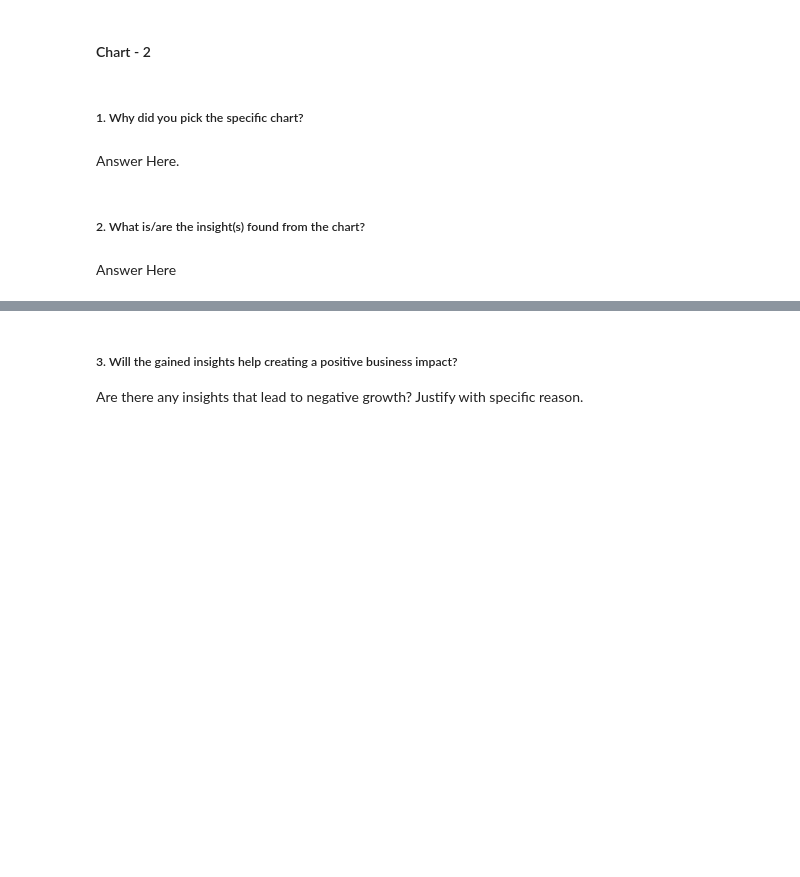
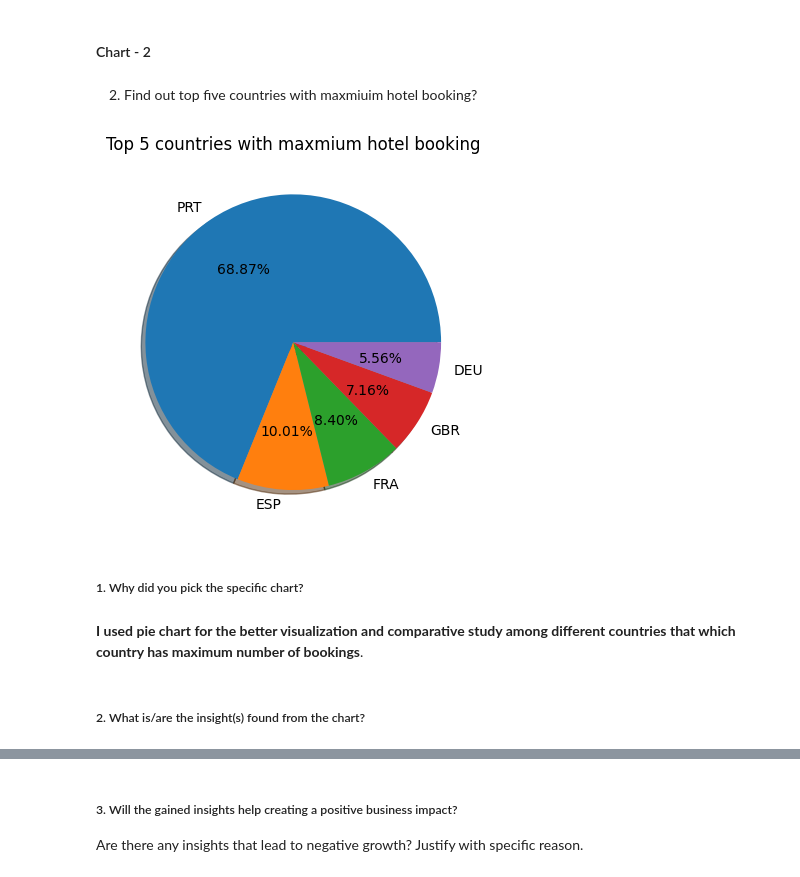
Before and after one commit to meenakshimalik433/Hotel-Booking-Analysis, a Jupyter notebook: Capstone_project_Hotel_Booking_Analysis.ipynb, the cells around one changed output, grey strips where cells are left out. Saved outputs shown, nothing was run; the diff lists cells and outputs as text; code cells hidden in the pictures; blank space fills up the shorter version.

```diff
--- a/Capstone_project_Hotel_Booking_Analysis.ipynb
+++ b/Capstone_project_Hotel_Booking_Analysis.ipynb
@@ -481,8 +514,17 @@ Answer Here
+# %% [markdown]
+2) Find out top five countries with maxmiuim hotel booking?
+# %%
+# Chart - 2 visualization code
+booking_data= new_hotel_df[new_hotel_df['total_stay']==1]
+top_5_country = booking_data['country'].value_counts()[:5]
+plt.title('Top 5 countries with maxmium hotel booking')
+plt.pie(top_5_country, shadow=True,autopct= '%.2f%%', labels= top_5_country.index)
+plt.show()
+# %% [output]
+[figure, added]
 # %% [markdown]
 ##### 1. Why did you pick the specific chart?
-# %% [markdown]
-Answer Here.
+# %% [markdown]
+**I used pie chart for the better visualization and comparative study among different countries that which country has maximum number of bookings**.
 # %% [markdown]
 ##### 2. What is/are the insight(s) found from the chart?
-# %% [markdown]
-Answer Here
```
Also changed, not shown: parts of 35 cells of this notebook.
